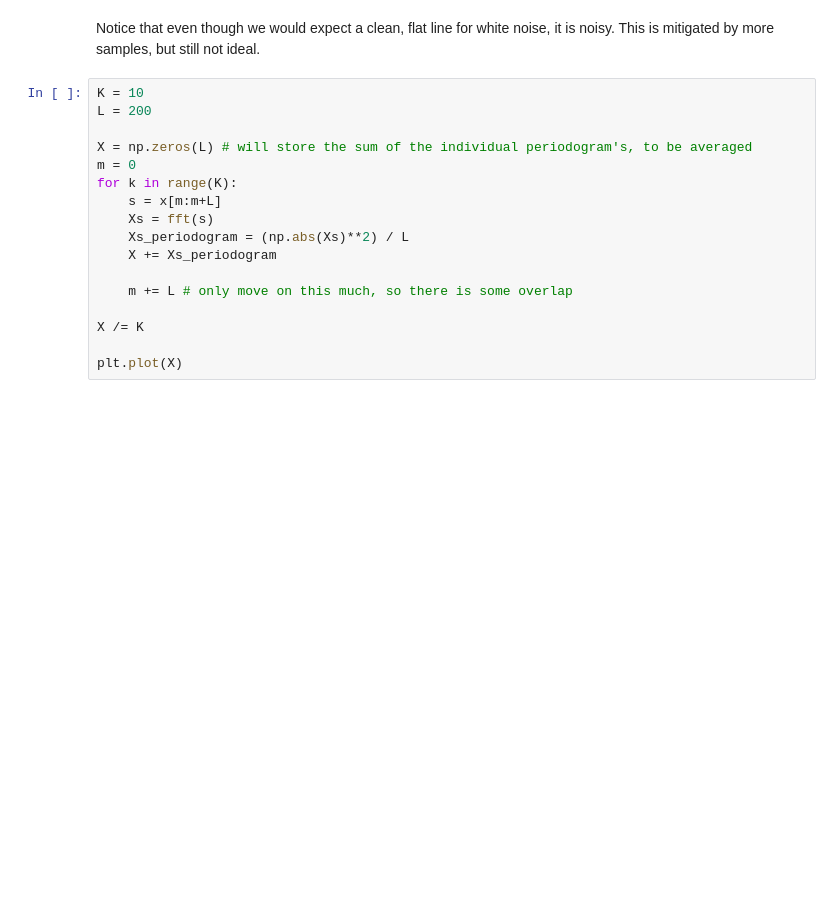
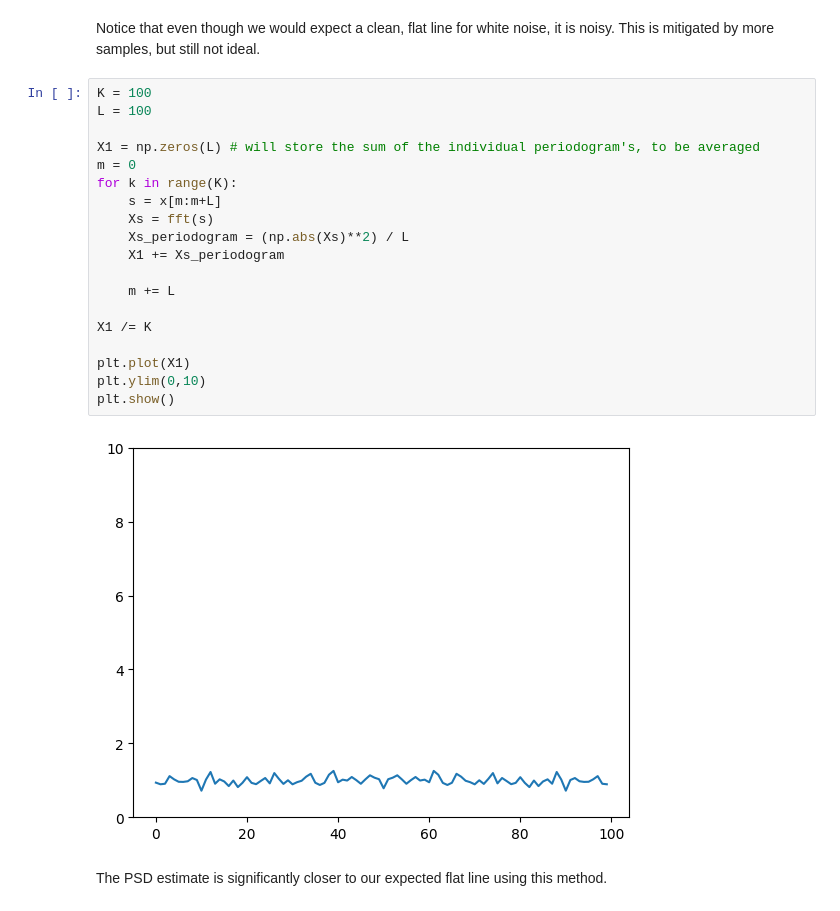
Before and after one commit to thomas6785/notes, a Jupyter notebook: ASP_Tutorials/ASP_5.1.ipynb, the cells around one changed output. Drawn from its saved outputs; the diff is of its cells as text; blank space fills up the shorter version.

```diff
--- a/ASP_Tutorials/ASP_5.1.ipynb
+++ b/ASP_Tutorials/ASP_5.1.ipynb
@@ -22,19 +23,25 @@ plt.show()
 # %% [markdown]
 Notice that even though we would expect a clean, flat line for white noise, it is noisy. This is mitigated by more samples, but still not ideal.
 # %%
-K = 10
-L = 200
+K = 100
+L = 100
 
-X = np.zeros(L) # will store the sum of the individual periodogram's, to be averaged
+X1 = np.zeros(L) # will store the sum of the individual periodogram's, to be averaged
 m = 0
 for k in range(K):
     s = x[m:m+L]
     Xs = fft(s)
     Xs_periodogram = (np.abs(Xs)**2) / L
-    X += Xs_periodogram
+    X1 += Xs_periodogram
 
-    m += L # only move on this much, so there is some overlap
+    m += L
 
-X /= K
+X1 /= K
 
-plt.plot(X)
+plt.plot(X1)
+plt.ylim(0,10)
+plt.show()
+# %% [output]
+[figure, added]
+# %% [markdown]
+The PSD estimate is significantly closer to our expected flat line using this method.
```
Also changed, not shown: parts of 2 cells of this notebook.
